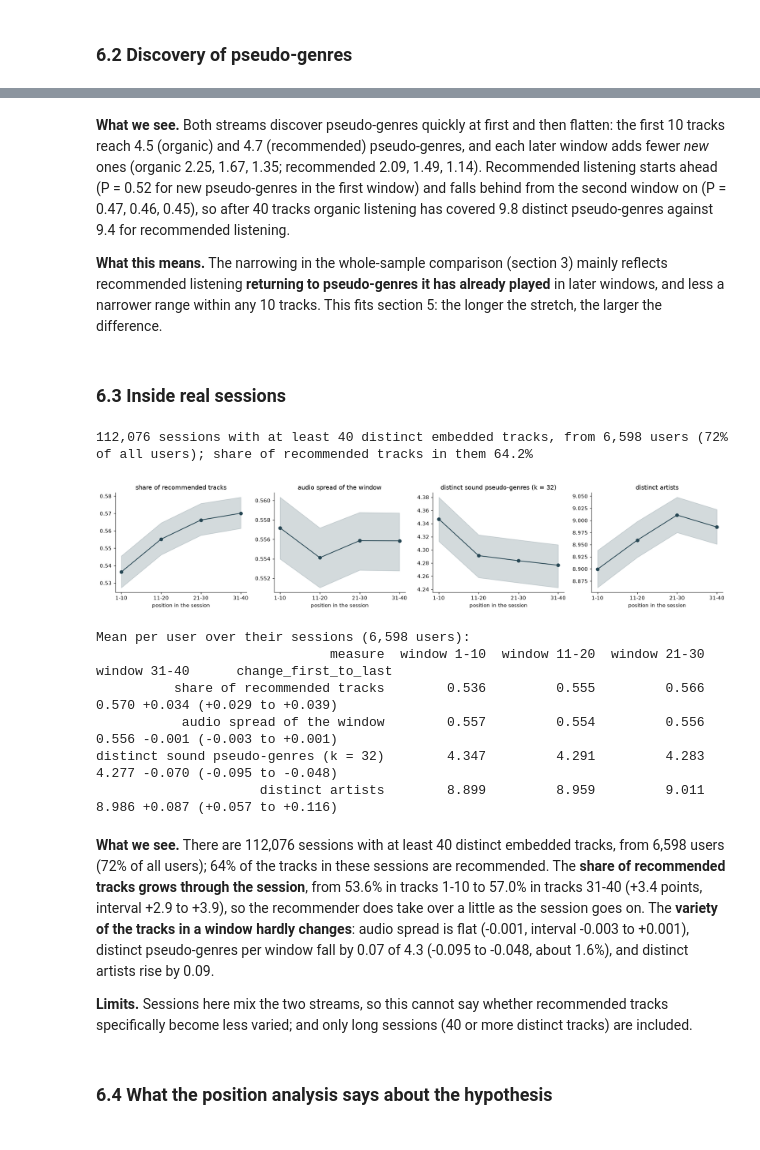
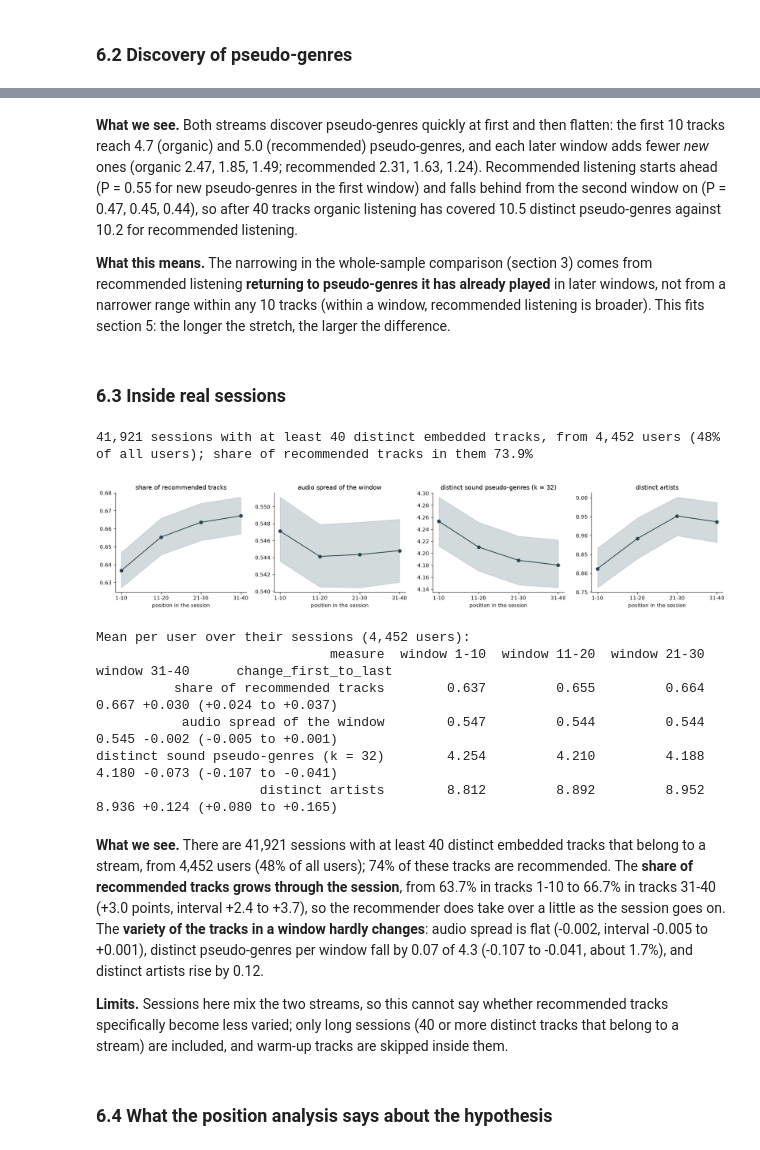
Before and after one commit to vasilis-kon/Computational-Tools-Project, a Jupyter notebook: RQ4_extension/03_genre_definitions_main_question.ipynb, the cells around one changed output, grey strips where cells are left out. Saved outputs shown, nothing was run; the diff lists cells and outputs as text; code cells hidden in the pictures.

```diff
--- a/RQ4_extension/03_genre_definitions_main_question.ipynb
+++ b/RQ4_extension/03_genre_definitions_main_question.ipynb
@@ -41,6 +42,7 @@ Run time: roughly 10 minutes. Memory: below 3 GB.
 ## 0. Setup and parameters
 # %%
 from pathlib import Path
+import sys
 import time
 import zlib
 import logging
@@ -69,6 +71,8 @@ N_FIT = 150_000
 N_SEEDS = 3
 TRIM_Q = 0.80            # popularity-trimmed sample: drop tracks above this quantile of "users per track"
 N_BOOT = 1000
+STREAM_MODE = "discovery"   # stream of a (user, track) = stream of its first real listen (scripts/streams.py)
+WARMUP_DAYS = 60            # tracks heard in a user's first 60 days are treated as already known and excluded
 SEED = 42
 
 rng = np.random.default_rng(SEED)
@@ -82,6 +86,8 @@ while not (ROOT / "data" / "raw" / "yambda").exists():
         raise FileNotFoundError("Could not find data/raw/yambda above " + str(Path.cwd()))
     ROOT = ROOT.parent
 DATA, PROC = ROOT / "data" / "raw" / "yambda", ROOT / "data" / "processed"
+sys.path.insert(0, str(ROOT / "scripts"))
+from streams import stream_labels   # shared stream rule, see scripts/streams.py
 print("project root:", ROOT)
 # %% [output]
 project root: C:\MSc DTU\Semester 3\01. CTDS\Music
@@ -93,13 +99,21 @@ We read all real listens of Yambda-50M (both streams) with the columns we need,
 # %%
 t0 = time.time()
-tbl = pq.read_table(DATA / "flat/50m/multi_event.parquet", columns=["uid", "item_id", "timestamp", "is_organic"],
-                    filters=[("event_type", "=", "listen"), ("played_ratio_pct", ">=", REAL_PCT)])
-uid = tbl["uid"].to_numpy().astype(np.int64); item = tbl["item_id"].to_numpy().astype(np.int64)
-ts = tbl["timestamp"].to_numpy().astype(np.int64); org = tbl["is_organic"].to_numpy().astype(np.int8); del tbl
-order = np.lexsort((ts, uid)); uid, item, ts, org = uid[order], item[order], ts[order], org[order]; del order
+tbl = pq.read_table(DATA / "flat/50m/multi_event.parquet", columns=["uid", "item_id", "timestamp", "is_organic", "played_ratio_pct"],
+                    filters=[("event_type", "=", "listen")])     # all listens: the warm-up rule needs listens of any length
+U_, I_, T_ = tbl["uid"].to_numpy(), tbl["item_id"].to_numpy(), tbl["timestamp"].to_numpy()
+O_, R_ = tbl["is_organic"].to_numpy().astype(np.int8), tbl["played_ratio_pct"].to_numpy(); del tbl
+if not np.all((U_[1:] > U_[:-1]) | ((U_[1:] == U_[:-1]) & (T_[1:] >= T_[:-1]))):     # the file is sorted by user, then time; sort only if not
+    order = np.lexsort((T_, U_)); U_, I_, T_, O_, R_ = U_[order], I_[order], T_[order], O_[order], R_[order]; del order
+UIDX_ = np.r_[0, np.cumsum(U_[1:] != U_[:-1])].astype(np.int32)                         # compact user index 0..n-1
+LAB = stream_labels(UIDX_, I_, O_, R_, T_, REAL_PCT, STREAM_MODE, WARMUP_DAYS)                     # 1 organic, 0 recommended, -1 excluded
+LAB_NW = stream_labels(UIDX_, I_, O_, R_, T_, REAL_PCT, STREAM_MODE, 0); del UIDX_   # same rule without the warm-up (section 4 only)
+real = R_ >= REAL_PCT                    # from here on: real listens only (all of them feed the pooled listening embedding)
+uid, item, ts = U_[real].astype(np.int32), I_[real].astype(np.int32), T_[real].astype(np.int32)
+stream_lab, org, stream_lab_nw = LAB[real], O_[real], LAB_NW[real]           # stream_lab: stream of the (user, track) under the shared rule; org: raw per-listen flag (old rule, section 4 only)
+del U_, I_, T_, O_, R_, LAB, LAB_NW, real
 uid_idx = np.unique(uid, return_inverse=True)[1].astype(np.int32); n_users = int(uid_idx.max()) + 1
-uid, item, ts = uid.astype(np.int32), item.astype(np.int32), ts.astype(np.int32)
-print(f"{len(item):,} real listens of {n_users:,} users; {org.mean():.1%} organic ({time.time() - t0:.0f} s)")
+print(f"{len(item):,} real listens of {n_users:,} users ({time.time() - t0:.0f} s); stream labels ({STREAM_MODE}, {WARMUP_DAYS}-day warm-up): "
+      f"organic {(stream_lab == 1).mean():.1%}, recommended {(stream_lab == 0).mean():.1%}, excluded {(stream_lab < 0).mean():.1%} of real listens")
 
 emb_ids = np.load(PROC / "emb50m_item_ids.npy")
 EN = np.load(PROC / "emb50m_norm.npy")                                 # (848k, 128), unit length
@@ -174,10 +191,12 @@ def rank_in_group(g):
     start = np.r_[0, np.flatnonzero(gs[1:] != gs[:-1]) + 1]
     rank = np.empty(len(g), dtype=np.int64); rank[order] = np.arange(len(gs)) - np.repeat(start, np.diff(np.r_[start, len(gs)])); return rank
 
-def build_sample(in_universe, n_tracks=N_TRACKS):
+def build_sample(in_universe, n_tracks=N_TRACKS, stream=None):
     # returns users and items of shape (U, 2, n); axis 1: 0 = recommended, 1 = organic. First n distinct tracks per user and stream.
-    m = in_universe[item]
-    ui, it, og = uid_idx[m].astype(np.int64), item[m].astype(np.int64), org[m].astype(np.int64)
+    # stream: label per listen (default: the shared rule; pass org for the old per-listen rule); -1 = excluded
+    stream = stream_lab if stream is None else stream
+    m = in_universe[item] & (stream >= 0)
+    ui, it, og = uid_idx[m].astype(np.int64), item[m].astype(np.int64), stream[m].astype(np.int64)
     _, fi = np.unique((ui << 33) | (it << 1) | og, return_index=True); fi.sort()
     ui, it, og = ui[fi], it[fi], og[fi]
     g = ui * 2 + og; rk = rank_in_group(g)
@@ -191,7 +210,9 @@ in_common = cidx >= 0
 thr = np.quantile(users_per_item[in_common], TRIM_Q)
 in_trim = in_common & (users_per_item < thr)
 samples = {}
-for name, mask in [("all embedded tracks", in_all), ("tracks with audio and listening vectors (main)", in_common), ("main sample without the 20% most popular tracks", in_trim)]:
-    u_, it_ = build_sample(mask); samples[name] = it_
+for name, mask, st_ in [("all embedded tracks", in_all, None), ("tracks with audio and listening vectors (main)", in_common, None),
+                        ("main sample without the 20% most popular tracks", in_trim, None), ("main sample, old rule (stream per listen, no warm-up)", in_common, org),
+                        ("main sample, first discovery without warm-up", in_common, stream_lab_nw)]:
+    u_, it_ = build_sample(mask, stream=st_); samples[name] = it_
     print(f"{name}: {len(u_):,} users with at least {N_TRACKS} distinct tracks in both streams; {len(np.unique(it_)):,} distinct tracks used")
 # %% [output]
@@ -638,49 +670,49 @@ distinct pseudo-genres after all 40 tracks: organic 9.8, recommended 9.4
 # %% [markdown]
-**What we see.** Both streams discover pseudo-genres quickly at first and then flatten: the first 10 tracks reach 4.5 (organic) and 4.7 (recommended) pseudo-genres, and each later window adds fewer *new* ones (organic 2.25, 1.67, 1.35; recommended 2.09, 1.49, 1.14). Recommended listening starts ahead (P = 0.52 for new pseudo-genres in the first window) and falls behind from the second window on (P = 0.47, 0.46, 0.45), so after 40 tracks organic listening has covered 9.8 distinct pseudo-genres against 9.4 for recommended listening.
+**What we see.** Both streams discover pseudo-genres quickly at first and then flatten: the first 10 tracks reach 4.7 (organic) and 5.0 (recommended) pseudo-genres, and each later window adds fewer *new* ones (organic 2.47, 1.85, 1.49; recommended 2.31, 1.63, 1.24). Recommended listening starts ahead (P = 0.55 for new pseudo-genres in the first window) and falls behind from the second window on (P = 0.47, 0.45, 0.44), so after 40 tracks organic listening has covered 10.5 distinct pseudo-genres against 10.2 for recommended listening.
 
-**What this means.** The narrowing in the whole-sample comparison (section 3) mainly reflects recommended listening **returning to pseudo-genres it has already played** in later windows, and less a narrower range within any 10 tracks. This fits section 5: the longer the stretch, the larger the difference.
+**What this means.** The narrowing in the whole-sample comparison (section 3) comes from recommended listening **returning to pseudo-genres it has already played** in later windows, not from a narrower range within any 10 tracks (within a window, recommended listening is broader). This fits section 5: the longer the stretch, the larger the difference.
 # %% [markdown]
 ### 6.3 Inside real sessions
 # %%
 # true within-session position: sessions (30-minute gap rule, as in section 1.2) with at least N_TRACKS distinct embedded tracks, first N_TRACKS tracks of each
-m = np.flatnonzero(in_all[item]); s_m, it_m = sid[m], item[m].astype(np.int64); og_m, u_m = org[m].astype(np.int64), uid_idx[m].astype(np.int64)
+m = np.flatnonzero(in_all[item] & (stream_lab >= 0)); s_m, it_m = sid[m], item[m].astype(np.int64); og_m, u_m = stream_lab[m].astype(np.int64), uid_idx[m].astype(np.int64)
 _, fi = np.unique(s_m * (int(item.max()) + 1) + it_m, return_index=True); fi.sort(); s_m, it_m, og_m, u_m = s_m[fi], it_m[fi], og_m[fi], u_m[fi]
 _, inv, cnt_s = np.unique(s_m, return_inverse=True, return_counts=True); rk = rank_in_sorted_groups(s_m)
 sel = (rk < N_TRACKS) & (cnt_s[inv] >= N_TRACKS)
 SI, SO, SU = it_m[sel].reshape(-1, N_TRACKS), og_m[sel].reshape(-1, N_TRACKS), u_m[sel].reshape(-1, N_TRACKS)[:, 0]
 print(f"{len(SI):,} sessions with at least {N_TRACKS} distinct embedded tracks, from {len(np.unique(SU)):,} users ({len(np.unique(SU)) / n_users:.0%} of all users); "
       f"share of recommended tracks in them {1 - SO.mean():.1%}")
 def n_distinct(L_):  # distinct labels per row
     A = np.sort(L_, axis=1); return 1 + (np.diff(A, axis=1) != 0).sum(axis=1)
 uu, uinv = np.unique(SU, return_inverse=True); cntu = np.bincount(uinv)
 def per_user(v): return np.bincount(uinv, weights=v) / cntu          # mean over the user's sessions
 SM = {k: [] for k in ["share of recommended tracks", "audio spread of the window", "distinct sound pseudo-genres (k = 32)", "distinct artists"]}
 for w in range(nW):
     a = slice(w * WIN, (w + 1) * WIN); It = SI[:, a]; X = EN[item_row[It]].sum(axis=1)
     SM["share of recommended tracks"].append(per_user(1 - SO[:, a].mean(axis=1)))
     SM["audio spread of the window"].append(per_user(1 - ((X.astype(np.float64) ** 2).sum(-1) - WIN) / (WIN * (WIN - 1))))
     SM["distinct sound pseudo-genres (k = 32)"].append(np.mean([per_user(n_distinct(lab_sound[(32, s)][It])) for s in range(N_SEEDS)], axis=0))
     SM["distinct artists"].append(per_user(n_distinct(art_of_item[It])))
 BS = rng.integers(0, len(uu), (N_BOOT, len(uu)))
 def ci_s(x): b = x[BS].mean(axis=1); return x.mean(), np.quantile(b, 0.025), np.quantile(b, 0.975)
 fig, axs = plt.subplots(1, 4, figsize=(17, 3.6)); x = np.arange(nW); rows = []
 for a, (m_, lst) in zip(axs, SM.items()):
     v = np.array([ci_s(z) for z in lst]); a.plot(x, v[:, 0], "o-", color=REAL); a.fill_between(x, v[:, 1], v[:, 2], color=REAL, alpha=0.2); a.set_xticks(x); a.set_xticklabels(wlab); a.set(title=m_, xlabel="position in the session")
     d = lst[-1] - lst[0]; rows.append(dict(measure=m_, **{f"window {wlab[w]}": v[w, 0] for w in range(nW)}, change_first_to_last="%+.3f (%+.3f to %+.3f)" % ci_s(d)))
 plt.tight_layout(); plt.show(); print(f"Mean per user over their sessions ({len(uu):,} users):"); print(pd.DataFrame(rows).to_string(index=False, float_format=lambda x: f"{x:.3f}"))
 # %% [output]
-112,076 sessions with at least 40 distinct embedded tracks, from 6,598 users (72% of all users); share of recommended tracks in them 64.2%
+41,921 sessions with at least 40 distinct embedded tracks, from 4,452 users (48% of all users); share of recommended tracks in them 73.9%
-[figure, old version]
+[figure, new version]
-Mean per user over their sessions (6,598 users):
+Mean per user over their sessions (4,452 users):
                               measure  window 1-10  window 11-20  window 21-30  window 31-40      change_first_to_last
-          share of recommended tracks        0.536         0.555         0.566         0.570 +0.034 (+0.029 to +0.039)
-           audio spread of the window        0.557         0.554         0.556         0.556 -0.001 (-0.003 to +0.001)
-distinct sound pseudo-genres (k = 32)        4.347         4.291         4.283         4.277 -0.070 (-0.095 to -0.048)
-                     distinct artists        8.899         8.959         9.011         8.986 +0.087 (+0.057 to +0.116)
+          share of recommended tracks        0.637         0.655         0.664         0.667 +0.030 (+0.024 to +0.037)
+           audio spread of the window        0.547         0.544         0.544         0.545 -0.002 (-0.005 to +0.001)
+distinct sound pseudo-genres (k = 32)        4.254         4.210         4.188         4.180 -0.073 (-0.107 to -0.041)
+                     distinct artists        8.812         8.892         8.952         8.936 +0.124 (+0.080 to +0.165)
 # %% [markdown]
-**What we see.** There are 112,076 sessions with at least 40 distinct embedded tracks, from 6,598 users (72% of all users); 64% of the tracks in these sessions are recommended. The **share of recommended tracks grows through the session**, from 53.6% in tracks 1-10 to 57.0% in tracks 31-40 (+3.4 points, interval +2.9 to +3.9), so the recommender does take over a little as the session goes on. The **variety of the tracks in a window hardly changes**: audio spread is flat (-0.001, interval -0.003 to +0.001), distinct pseudo-genres per window fall by 0.07 of 4.3 (-0.095 to -0.048, about 1.6%), and distinct artists rise by 0.09.
+**What we see.** There are 41,921 sessions with at least 40 distinct embedded tracks that belong to a stream, from 4,452 users (48% of all users); 74% of these tracks are recommended. The **share of recommended tracks grows through the session**, from 63.7% in tracks 1-10 to 66.7% in tracks 31-40 (+3.0 points, interval +2.4 to +3.7), so the recommender does take over a little as the session goes on. The **variety of the tracks in a window hardly changes**: audio spread is flat (-0.002, interval -0.005 to +0.001), distinct pseudo-genres per window fall by 0.07 of 4.3 (-0.107 to -0.041, about 1.7%), and distinct artists rise by 0.12.
 
-**Limits.** Sessions here mix the two streams, so this cannot say whether recommended tracks specifically become less varied; and only long sessions (40 or more distinct tracks) are included.
+**Limits.** Sessions here mix the two streams, so this cannot say whether recommended tracks specifically become less varied; only long sessions (40 or more distinct tracks that belong to a stream) are included, and warm-up tracks are skipped inside them.
 # %% [markdown]
 ### 6.4 What the position analysis says about the hypothesis
 # %% [markdown]
```
Also changed, not shown: parts of 25 cells of this notebook, 8 other files.
